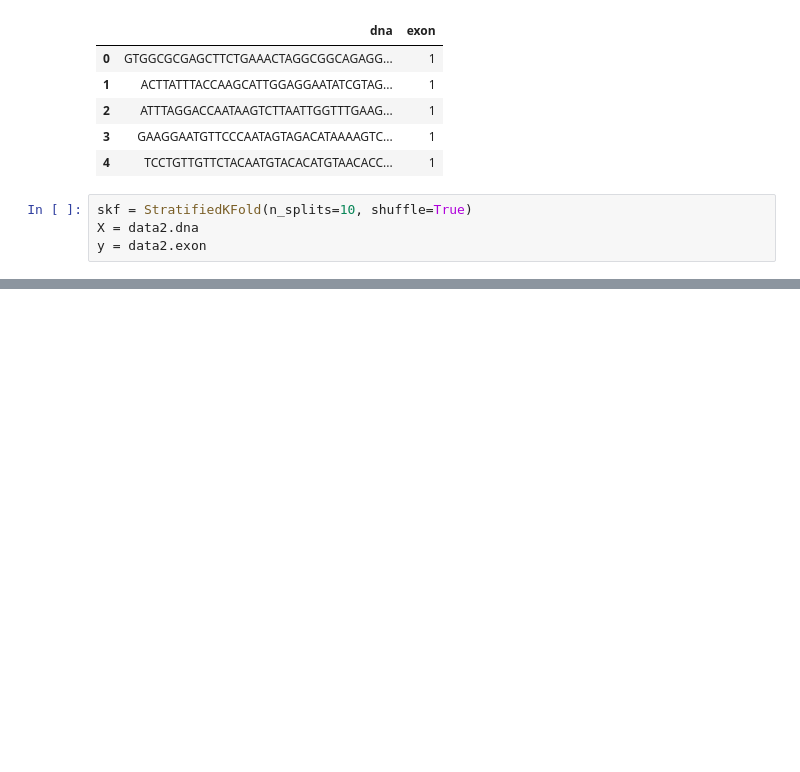
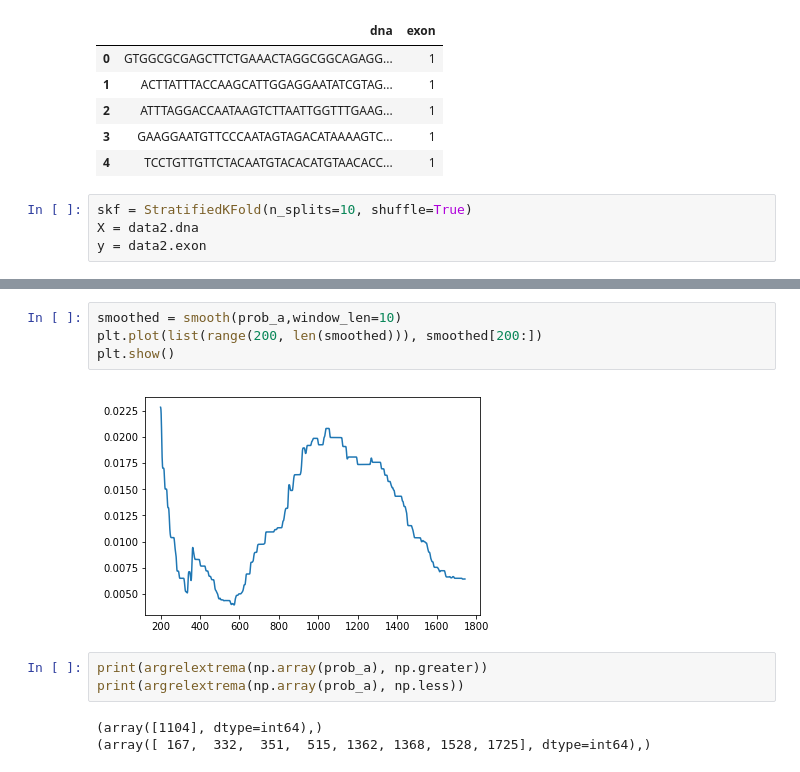
Before and after one commit to BestAwperEver/dna-features, a Jupyter notebook: notebook/dna-exons-recognition.ipynb, the cells around one changed output, grey strips where cells are left out. Cells and saved outputs as stored; diff of their text form; blank space fills up the shorter version.

```diff
--- a/notebook/dna-exons-recognition.ipynb
+++ b/notebook/dna-exons-recognition.ipynb
@@ -337,0 +652,12 @@ y = data2.exon
+# %%
+smoothed = smooth(prob_a,window_len=10)
+plt.plot(list(range(200, len(smoothed))), smoothed[200:])
+plt.show()
+# %% [output]
+[figure, added]
+# %%
+print(argrelextrema(np.array(prob_a), np.greater))
+print(argrelextrema(np.array(prob_a), np.less))
+# %% [output]
+(array([1104], dtype=int64),)
+(array([ 167,  332,  351,  515, 1362, 1368, 1528, 1725], dtype=int64),)
```
Also changed, not shown: parts of 27 cells of this notebook.
